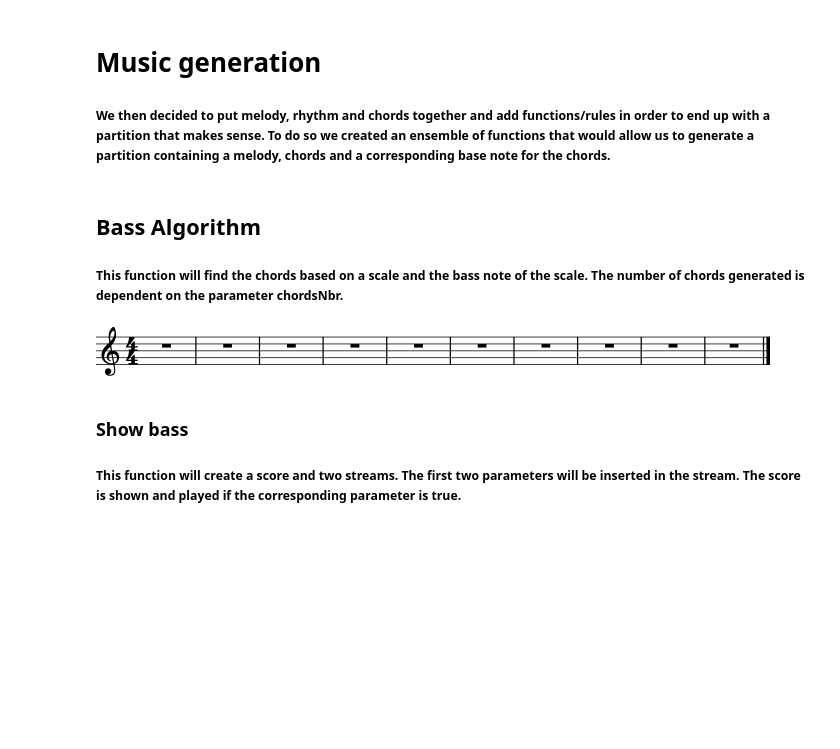
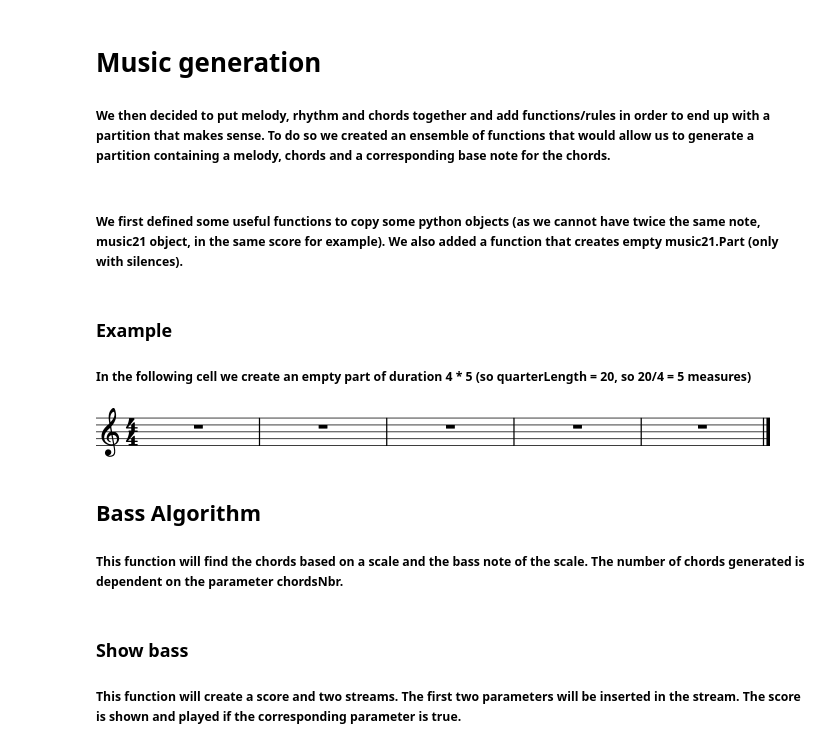
Before and after one commit to AlainSchoebi/MusicalTheory, a Jupyter notebook: Notebook2.ipynb, the cells around one changed output. Cells and saved outputs as stored; diff of their text form; code cells hidden in the pictures; blank space fills up the shorter version.

```diff
--- a/Notebook2.ipynb
+++ b/Notebook2.ipynb
@@ -726,3 +726,5 @@ path_rhythm.show()
 # %% [markdown]
 # Music generation
 ##### We then decided to put melody, rhythm and chords together and add functions/rules in order to end up with a partition that makes sense. To do so we created an ensemble of functions that would allow us to generate a partition containing a melody, chords and a corresponding base note for the chords.
+# %% [markdown]
+##### We first defined some useful functions to copy some python objects (as we cannot have twice the same note, music21 object, in the same score for example). We also added a function that creates empty music21.Part (only with silences).
@@ -729,3 +751,10 @@ path_rhythm.show()
+# %% [markdown]
+### Example
+##### In the following cell we create an empty part of duration 4 * 5 (so quarterLength = 20, so 20/4 = 5 measures)
+# %%
+getEmptyPart(4 * 5).show()
+# %% [output]
+[figure, added]
 # %% [markdown]
 ## Bass Algorithm
 ##### This function will find the chords based on a scale and the bass note of the scale. The number of chords generated is dependent on the parameter chordsNbr.
@@ -752,7 +761,3 @@ def getEmptyPart(_quarterLength):
-# %%
-getEmptyPart(40).show()
-# %% [output]
-[figure, removed]
 # %%
 def getBassChords(_scale, _chordsNbr = 4, _octaveRegion = 2):
 
```
Also changed, not shown: parts of 93 cells of this notebook.
